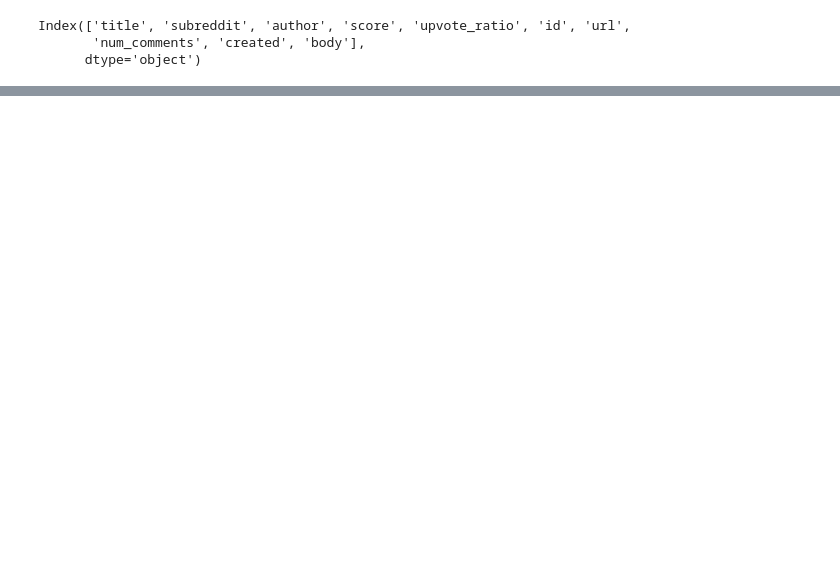
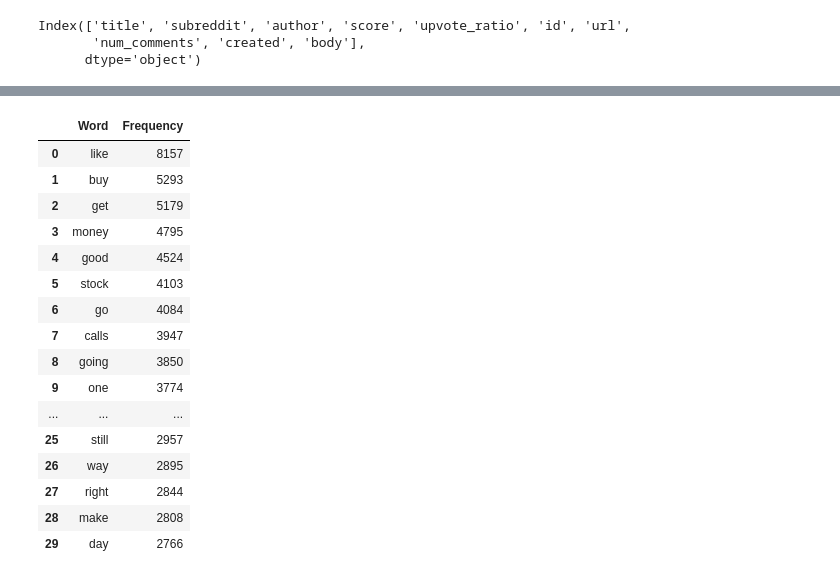
Before and after one commit to jbell1991/reddit-scraping, a Jupyter notebook: trends.ipynb, the cells around one changed output, grey strips where cells are left out. Cells and saved outputs as stored; diff of their text form; code cells hidden in the pictures; blank space fills up the shorter version.

```diff
--- a/trends.ipynb
+++ b/trends.ipynb
@@ -255,0 +292,19 @@ df['num_comments'].sum()
+# %%
+# applying clean submission function to comments
+comments_df['comment'] = comments_df['comment'].apply(lambda x: clean_submission(x))
+
+comments_text = " ".join(comment for comment in comments_df.comment)
+
+# set stop words/letters
+# stopwords = set(STOPWORDS)
+# stopwords.add("I'm, It's, s, m")
+
+# remove stopwords
+stop = stopwords.words('english')
+
+# Exclude stopwords with Python's list comprehension and pandas.DataFrame.apply.
+comments_df['comment'] = comments_df['comment'].apply(lambda x: ' '.join([word for word in x.split() if word not in (stop)]))
+
+
+print(comments_df.shape)
+comments_df.head()
@@ -255,0 +319,26 @@ df['num_comments'].sum()
+# %%
+comment_freq = Counter(" ".join(comments_df['comment']).split()).most_common(30)
+comment_freq = pd.DataFrame(comment_freq, columns=['Word', 'Frequency'])
+# add current date column
+# comment_freq["date"] = time.strftime("%m/%d/%Y")
+# drop index
+# comment_freq = comment_freq.set_index('Word')
+comment_freq
+# %% [output]
+|  | Word | Frequency |
+| 0 | like | 8157 |
+| 1 | buy | 5293 |
+| 2 | get | 5179 |
+| 3 | money | 4795 |
+| 4 | good | 4524 |
+| 5 | stock | 4103 |
+| 6 | go | 4084 |
+| 7 | calls | 3947 |
+| 8 | going | 3850 |
+| 9 | one | 3774 |
+| ... | ... | ... |
+| 25 | still | 2957 |
+| 26 | way | 2895 |
+| 27 | right | 2844 |
+| 28 | make | 2808 |
+| 29 | day | 2766 |
```
Also changed, not shown: parts of 23 cells of this notebook, 2 other files.
